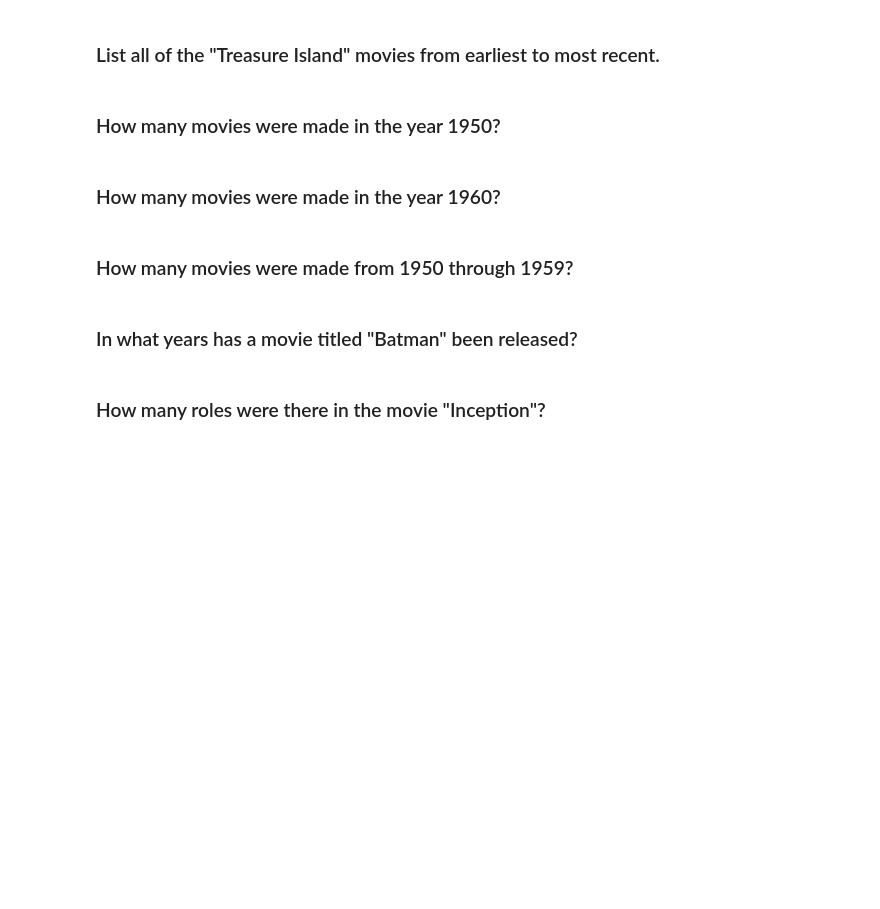
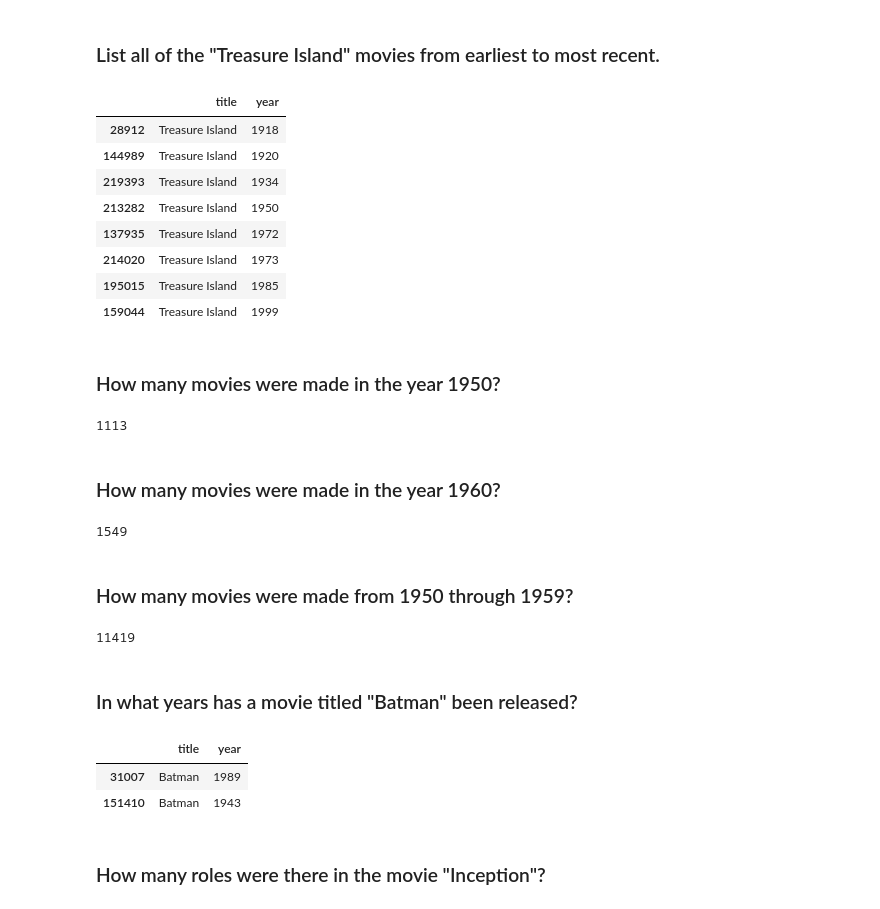
Before and after one commit to tansudasli/analytics-sandbox, a Jupyter notebook: pandas/Exercises-1.ipynb, the cells around one changed output. Drawn from its saved outputs; the diff is of its cells as text; code cells hidden in the pictures; blank space fills up the shorter version.

```diff
--- a/pandas/Exercises-1.ipynb
+++ b/pandas/Exercises-1.ipynb
@@ -120,12 +148,42 @@ len(cast[cast['title'] == 'North by Northwest'])
 # %% [markdown]
 ### List all of the "Treasure Island" movies from earliest to most recent.
+# %%
+titles[titles.title == 'Treasure Island'].sort_values('year')
+# %% [output]
+|  | title | year |
+| 28912 | Treasure Island | 1918 |
+| 144989 | Treasure Island | 1920 |
+| 219393 | Treasure Island | 1934 |
+| 213282 | Treasure Island | 1950 |
+| 137935 | Treasure Island | 1972 |
+| 214020 | Treasure Island | 1973 |
+| 195015 | Treasure Island | 1985 |
+| 159044 | Treasure Island | 1999 |
 # %% [markdown]
 ### How many movies were made in the year 1950?
+# %%
+len(titles[titles.year == 1950])
+# %% [output]
+1113
 # %% [markdown]
 ### How many movies were made in the year 1960?
+# %%
+len(titles[titles.year == 1960])
+# %% [output]
+1549
 # %% [markdown]
 ### How many movies were made from 1950 through 1959?
+# %%
+len(titles[(titles.year >= 1950) & (titles.year < 1959)])
+# %% [output]
+11419
 # %% [markdown]
 ### In what years has a movie titled "Batman" been released?
+# %%
+titles[(titles.title == 'Batman')]
+# %% [output]
+|  | title | year |
+| 31007 | Batman | 1989 |
+| 151410 | Batman | 1943 |
 # %% [markdown]
 ### How many roles were there in the movie "Inception"?
```
Also changed, not shown: parts of 8 cells of this notebook.
